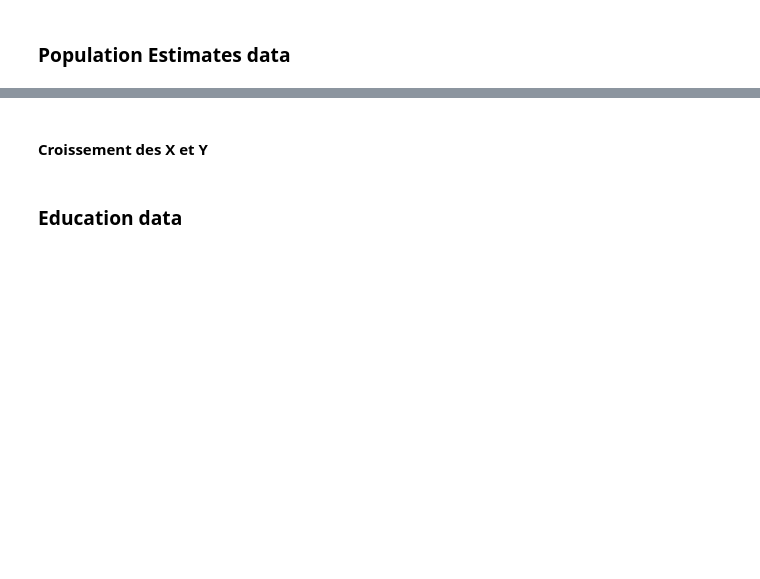
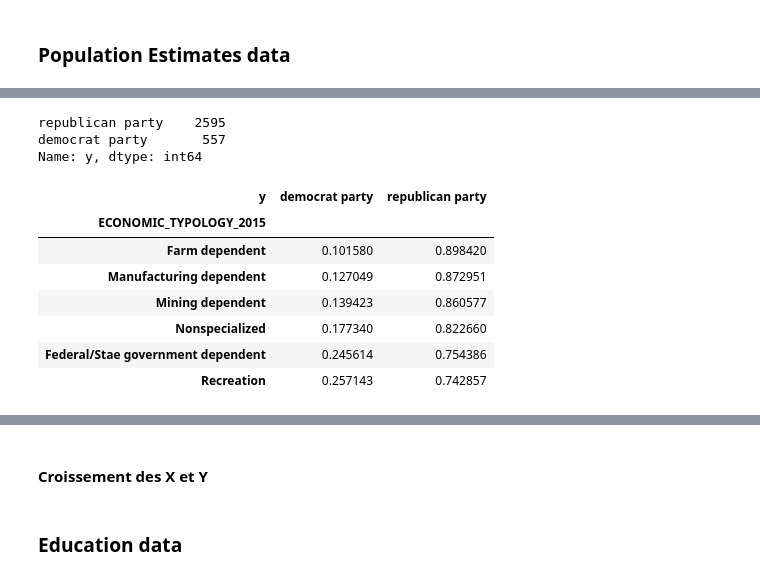
Before and after one commit to vnarvaezt/classification_feature_select_methods, a Jupyter notebook: exploratory_analysis.ipynb, the cells around one changed output, grey strips where cells are left out. Saved outputs shown, nothing was run; the diff lists cells and outputs as text; code cells hidden in the pictures; blank space fills up the shorter version.

```diff
--- a/exploratory_analysis.ipynb
+++ b/exploratory_analysis.ipynb
@@ -724,0 +755,17 @@ Index([], dtype='object')
+# %%
+df_presidential_2020["y"].value_counts()
+# %% [output]
+republican party    2595
+democrat party       557
+Name: y, dtype: int64
+# %%
+df_crosstab
+# %% [output]
+| y | democrat party | republican party |
+| ECONOMIC_TYPOLOGY_2015 |  |  |
+| Farm dependent | 0.101580 | 0.898420 |
+| Manufacturing dependent | 0.127049 | 0.872951 |
+| Mining dependent | 0.139423 | 0.860577 |
+| Nonspecialized | 0.177340 | 0.822660 |
+| Federal/Stae government dependent | 0.245614 | 0.754386 |
+| Recreation | 0.257143 | 0.742857 |
```
Also changed, not shown: parts of 24 cells of this notebook.
